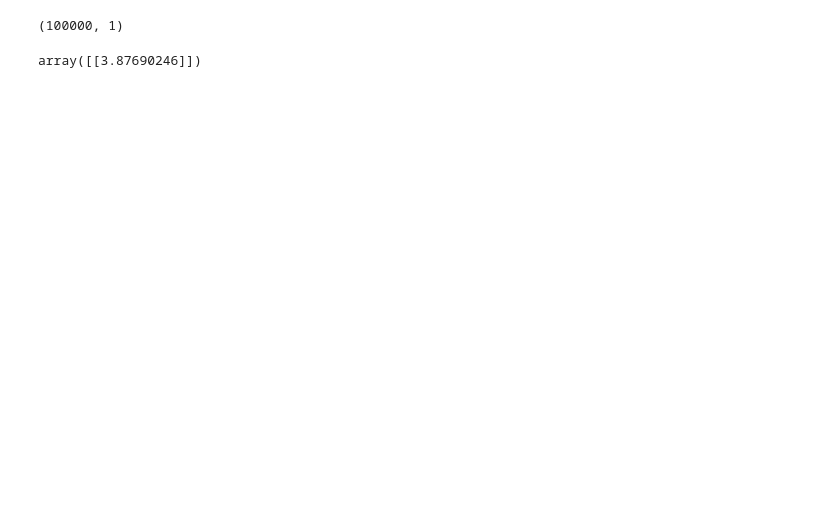
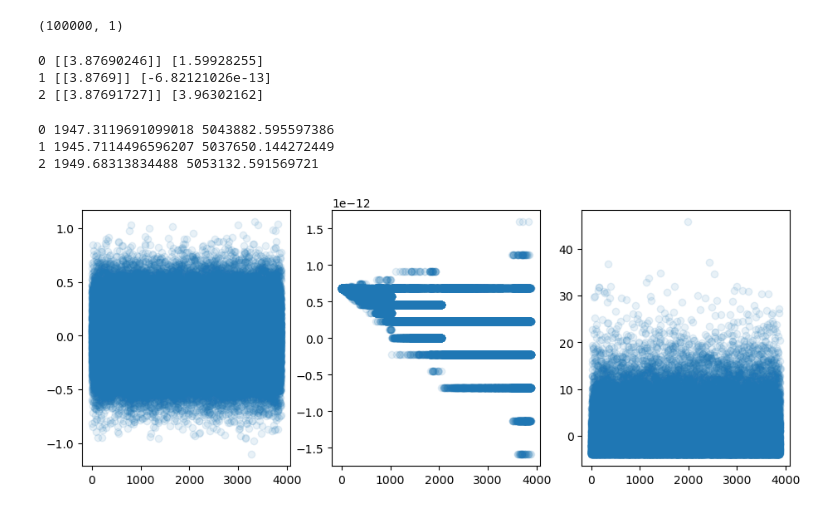
Before and after one commit to aakashks/dsg-lecture-assignments-aks, a Jupyter notebook: aakashks/assMath/2B-q2.ipynb, the cells around one changed output. Saved outputs shown, nothing was run; the diff lists cells and outputs as text; code cells hidden in the pictures; blank space fills up the shorter version.

```diff
--- a/aakashks/assMath/2B-q2.ipynb
+++ b/aakashks/assMath/2B-q2.ipynb
@@ -48,4 +40,33 @@ reg_C = LinearRegression(n_jobs=-1).fit(train_C.x.values.reshape(-1,1), train_C.
-# %%
-reg_A.coef_
-# %% [output]
-array([[3.87690246]])
+# %%
+reg = [LinearRegression(n_jobs=-1) for _ in range(3)]
+
+for i in range(3):
+    reg[i].fit(reshape(train[i].x), reshape(train[i].y))
+# %%
+for i in range(3):
+    print(i, reg[i].coef_, reg[i].intercept_)
+# %% [output]
+0 [[3.87690246]] [1.59928255]
+1 [[3.8769]] [-6.82121026e-13]
+2 [[3.87691727]] [3.96302162]
+# %%
+# error term by y_pred - a * x - b
+error = [
+        train[i].y - reg[i].coef_[0] * train[i].x - reg[i].intercept_
+        for i in range(3)]
+# %%
+for i in range(3):
+    mse = mean_squared_error(train[i].y, error[i])
+    mae = mean_absolute_error(train[i].y, error[i])
+    print(i, mae, mse)
+# %% [output]
+0 1947.3119691099018 5043882.595597386
+1 1945.7114496596207 5037650.144272449
+2 1949.68313834488 5053132.591569721
+# %%
+fig, axes = plt.subplots(1,3, figsize=(11,4))
+
+for i in range(3):
+    axes[i].scatter(train[i].y, error[i], alpha=0.1)
+# %% [output]
+[figure, added]
```
Also changed, not shown: parts of 11 cells of this notebook.
